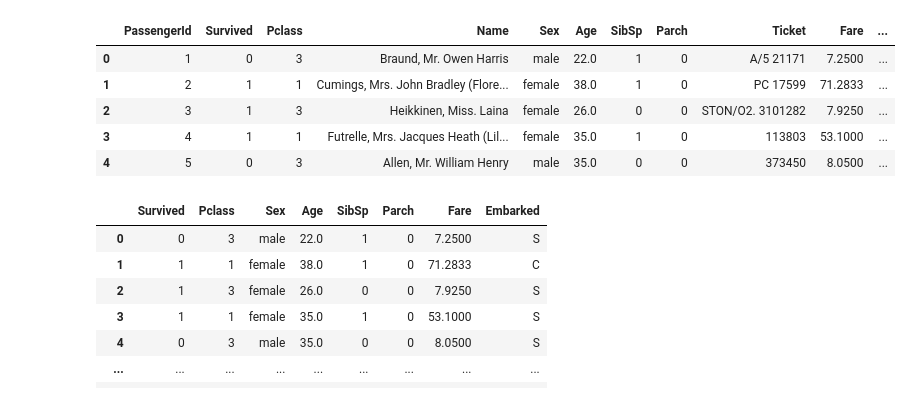
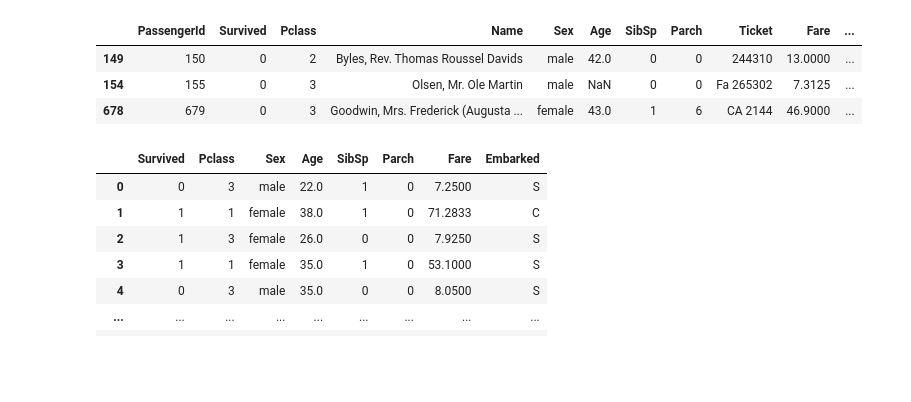
Before and after one commit to saim9211/Machine-Learning-Stuff, a Jupyter notebook: pipeline.ipynb, the cells around one changed output. Drawn from its saved outputs; the diff is of its cells as text; code cells hidden in the pictures; blank space fills up the shorter version.

```diff
--- a/pipeline.ipynb
+++ b/pipeline.ipynb
@@ -7,14 +7,12 @@ import matplotlib.pyplot as plt
 import seaborn as sns
 # %%
 df=pd.read_csv("train.csv")
-df.head()
+df.sample(3)
 # %% [output]
 |  | PassengerId | Survived | Pclass | Name | Sex | Age | SibSp | Parch | Ticket | Fare | ... |
-| 0 | 1 | 0 | 3 | Braund, Mr. Owen Harris | male | 22.0 | 1 | 0 | A/5 21171 | 7.2500 | ... |
-| 1 | 2 | 1 | 1 | Cumings, Mrs. John Bradley (Flore... | female | 38.0 | 1 | 0 | PC 17599 | 71.2833 | ... |
-| 2 | 3 | 1 | 3 | Heikkinen, Miss. Laina | female | 26.0 | 0 | 0 | STON/O2. 3101282 | 7.9250 | ... |
-| 3 | 4 | 1 | 1 | Futrelle, Mrs. Jacques Heath (Lil... | female | 35.0 | 1 | 0 | 113803 | 53.1000 | ... |
-| 4 | 5 | 0 | 3 | Allen, Mr. William Henry | male | 35.0 | 0 | 0 | 373450 | 8.0500 | ... |
+| 149 | 150 | 0 | 2 | Byles, Rev. Thomas Roussel Davids | male | 42.0 | 0 | 0 | 244310 | 13.0000 | ... |
+| 154 | 155 | 0 | 3 | Olsen, Mr. Ole Martin | male | NaN | 0 | 0 | Fa 265302 | 7.3125 | ... |
+| 678 | 679 | 0 | 3 | Goodwin, Mrs. Frederick (Augusta ... | female | 43.0 | 1 | 6 | CA 2144 | 46.9000 | ... |
 # %%
 df.drop(columns=['PassengerId','Name','Ticket','Cabin'],inplace=True)
 # %%
```
Also changed, not shown: parts of 23 cells of this notebook.
